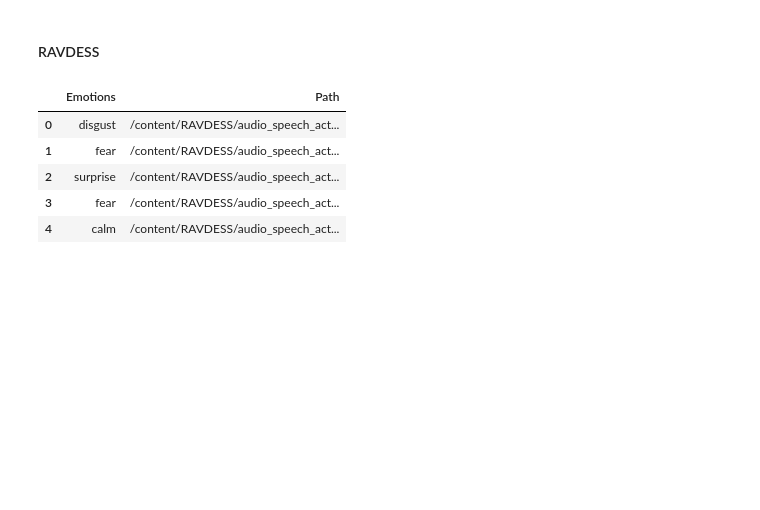
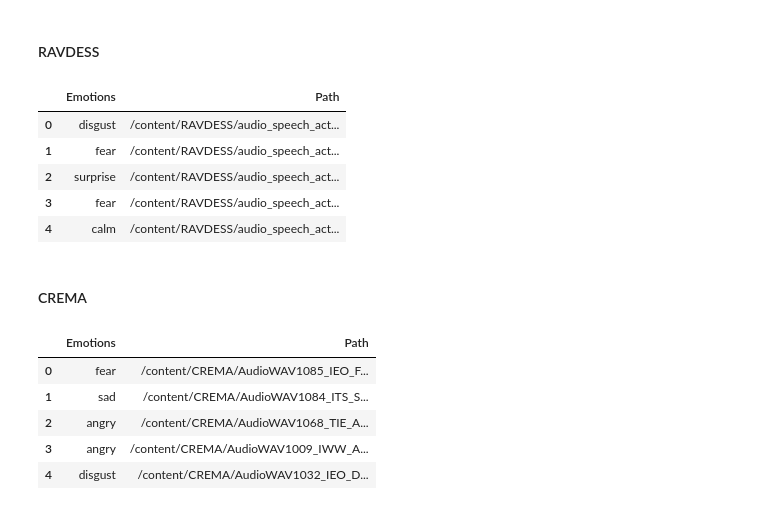
Before and after one commit to architGitHub/Speech-Emotion-Detection, a Jupyter notebook: Speech_Emotion_Detection.ipynb, the cells around one changed output. Drawn from its saved outputs; the diff is of its cells as text; code cells hidden in the pictures; blank space fills up the shorter version.

Commit message:
Extracted emotions from 'CREMA'

```diff
--- a/Speech_Emotion_Detection.ipynb
+++ b/Speech_Emotion_Detection.ipynb
@@ -83,3 +83,42 @@ df_Ravdess.head()
 | 2 | surprise | /content/RAVDESS/audio_speech_act... |
 | 3 | fear | /content/RAVDESS/audio_speech_act... |
 | 4 | calm | /content/RAVDESS/audio_speech_act... |
+# %% [markdown]
+#### CREMA
+# %%
+crema_dir = os.listdir(Crema)
+
+emotion = []
+path = []
+
+for file_name in crema_dir:
+    path.append(Crema + file_name)
+    file_name_split = file_name.split('_')
+    try:
+      file_emo = file_name_split[2]
+      if file_emo == 'SAD':
+          emotion.append('sad')
+      elif file_emo == 'ANG':
+          emotion.append('angry')
+      elif file_emo == 'DIS':
+          emotion.append('disgust')
+      elif file_emo == 'FEA':
+          emotion.append('fear')
+      elif file_emo == 'HAP':
+          emotion.append('happy')
+      elif file_emo == 'NEU':
+          emotion.append('neutral')
+    except:
+      print('Error extracting emotion from:', file)
+# %%
+df_emotion = pd.DataFrame(emotion, columns=['Emotions'])
+df_path = pd.DataFrame(path, columns=['Path'])
+df_Crema = pd.concat([df_emotion, df_path], axis=1)
+df_Crema.head()
+# %% [output]
+|  | Emotions | Path |
+| 0 | fear | /content/CREMA/AudioWAV1085_IEO_F... |
+| 1 | sad | /content/CREMA/AudioWAV1084_ITS_S... |
+| 2 | angry | /content/CREMA/AudioWAV1068_TIE_A... |
+| 3 | angry | /content/CREMA/AudioWAV1009_IWW_A... |
+| 4 | disgust | /content/CREMA/AudioWAV1032_IEO_D... |
```
